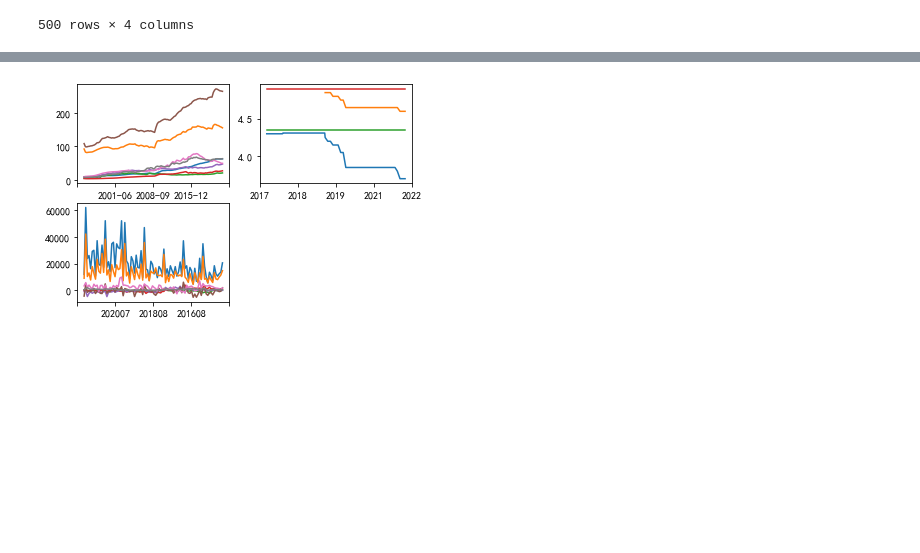
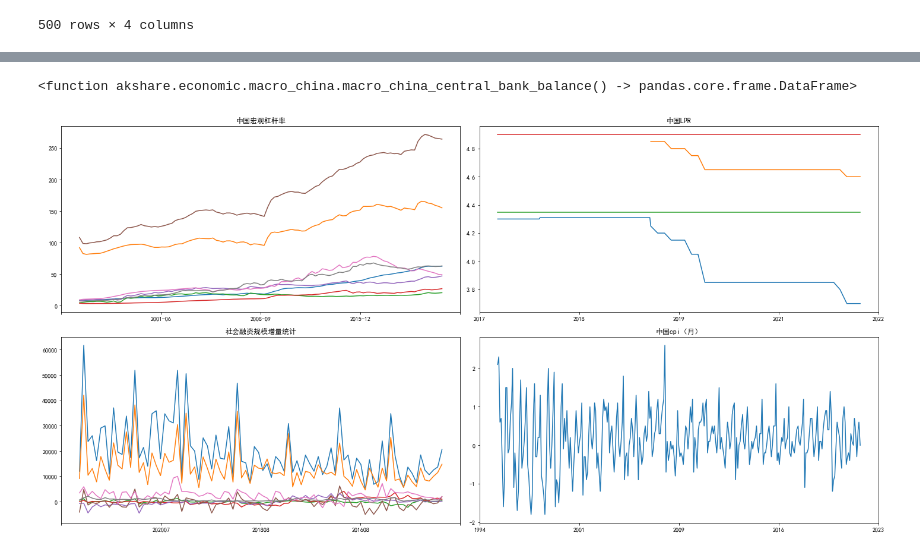
Before and after one commit to kampfer/various-data, a Jupyter notebook: src/jupyter/重要指标.ipynb, the cells around one changed output, grey strips where cells are left out. Drawn from its saved outputs; the diff is of its cells as text; code cells hidden in the pictures; blank space fills up the shorter version.

```diff
--- a/src/jupyter/重要指标.ipynb
+++ b/src/jupyter/重要指标.ipynb
@@ -9,6 +9,7 @@ import matplotlib.ticker as ticker
 
 plt.rcParams['font.sans-serif']=['SimHei'] #用来正常显示中文标签
 plt.rcParams['axes.unicode_minus'] = False #用来正常显示负号
+plt.rcParams['figure.figsize'] = [20, 10]
 
 rows = 2
 cols = 2
@@ -66,0 +68,3 @@ chinaShrzgmDf
+# %%
+chinaCpiMonthlyDf = ak.macro_china_cpi_monthly()
+chinaCpiMonthlyDf
@@ -67,20 +84,40 @@ chinaShrzgmDf
+# %%
+# 央行资产负债表
+ak.macro_china_central_bank_balance
+# %% [output]
+<function akshare.economic.macro_china.macro_china_central_bank_balance() -> pandas.core.frame.DataFrame>
 # %%
+# plt.subplots_adjust(wspace=0.5, hspace=0.5)
+
 ax1 = plt.subplot(rows, cols, 1)
+ax1.set_title('中国宏观杠杆率')
 ax1.xaxis.set_major_locator(ticker.LinearLocator(5))
 for col in chinaMacroLeverageRatioDf.columns:
     if (col != '年份'):
-#         ax1.plot(chinaMacroLeverageRatioDf['年份'], chinaMacroLeverageRatioDf[col], label=col)
+        # 绘制方法1 xArr yArr
+        # ax1.plot(chinaMacroLeverageRatioDf['年份'], chinaMacroLeverageRatioDf[col], label=col)
+        # 绘制方法2 xName yName
         ax1.plot('年份', col, data=chinaMacroLeverageRatioDf)
 
 ax2 = plt.subplot(rows, cols, 2)
+ax2.set_title('中国LPR')
 ax2.xaxis.set_major_locator(ticker.LinearLocator(5))
 for col in lprDf.columns:
     ax2.plot(lprDf.index, lprDf[col])
 
 ax3 = plt.subplot(rows, cols, 3)
+ax3.set_title('社会融资规模增量统计')
 ax3.xaxis.set_major_locator(ticker.LinearLocator(5))
 for col in chinaShrzgmDf.columns:
     if (col != '月份'):
         ax3.plot(chinaShrzgmDf['月份'], chinaShrzgmDf[col])
+
+ax4 = plt.subplot(rows, cols, 4)
+ax4.set_title('中国cpi（月）')
+ax4.xaxis.set_major_locator(ticker.LinearLocator(5))
+ax4.plot(chinaCpiMonthlyDf)
+
+# 自动调整子图间距
+plt.tight_layout()
 # %% [output]
-[figure, old version]
+[figure, new version]
```
Also changed, not shown: parts of 3 cells of this notebook.
